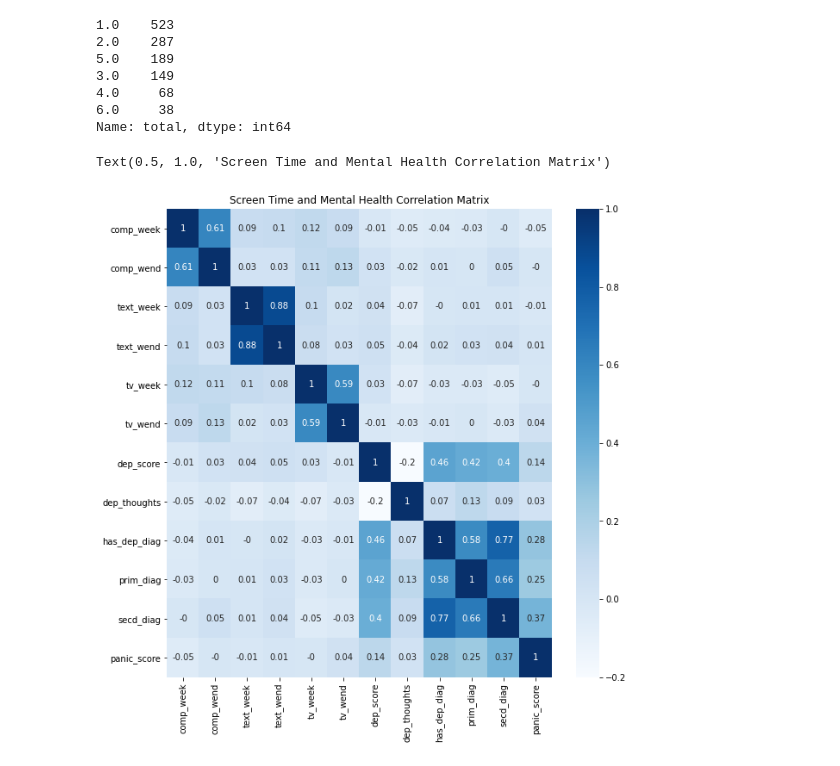
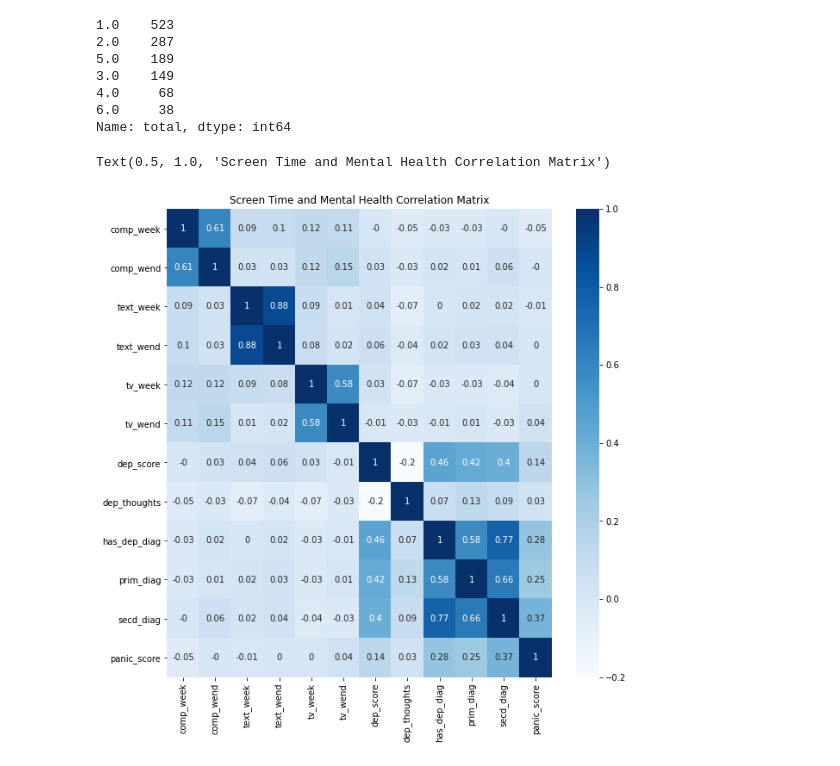
Before and after one commit to tomstark99/COMS30050, a Jupyter notebook: coursework/binary_classification/cor_Xs_y_total.ipynb, the cells around one changed output. Cells and saved outputs as stored; diff of their text form; code cells hidden in the pictures.

```diff
--- a/coursework/binary_classification/cor_Xs_y_total.ipynb
+++ b/coursework/binary_classification/cor_Xs_y_total.ipynb
@@ -57,14 +60,13 @@ Name: total, dtype: int64
 # %%
-X = all_targets_copied.copy()
-X_corr = X.corr()
+X_corr = X.corr(method='spearman')
 X_corr = round(X_corr,2)
 
 fig, ax = plt.subplots(figsize=(10, 10))
 sns.heatmap(X_corr, annot=True, cmap="Blues")
 ax.set_title('Screen Time and Mental Health Correlation Matrix')
 # %% [output]
 Text(0.5, 1.0, 'Screen Time and Mental Health Correlation Matrix')
-[figure, old version]
+[figure, new version]
 # %%
 p_values = [[] for i in range(12)]
 all_vars = [X.comp_week, X.comp_wend, X.text_week, X.text_wend, X.tv_week, X.tv_wend, X.dep_score, X.dep_thoughts, X.has_dep_diag, X.prim_diag, X.secd_diag, X.panic_score]
```
Also changed, not shown: parts of 7 cells of this notebook, 8 other files.
